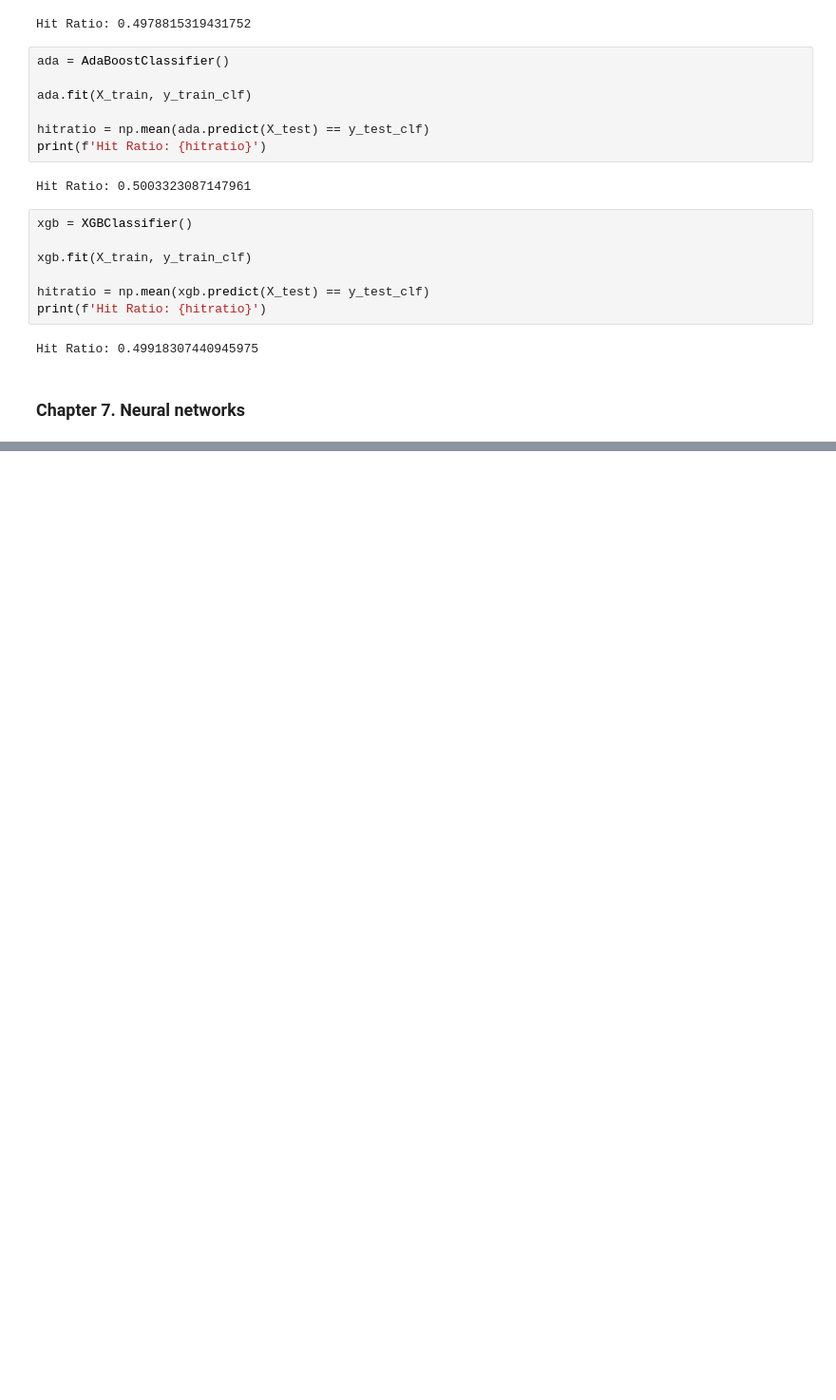
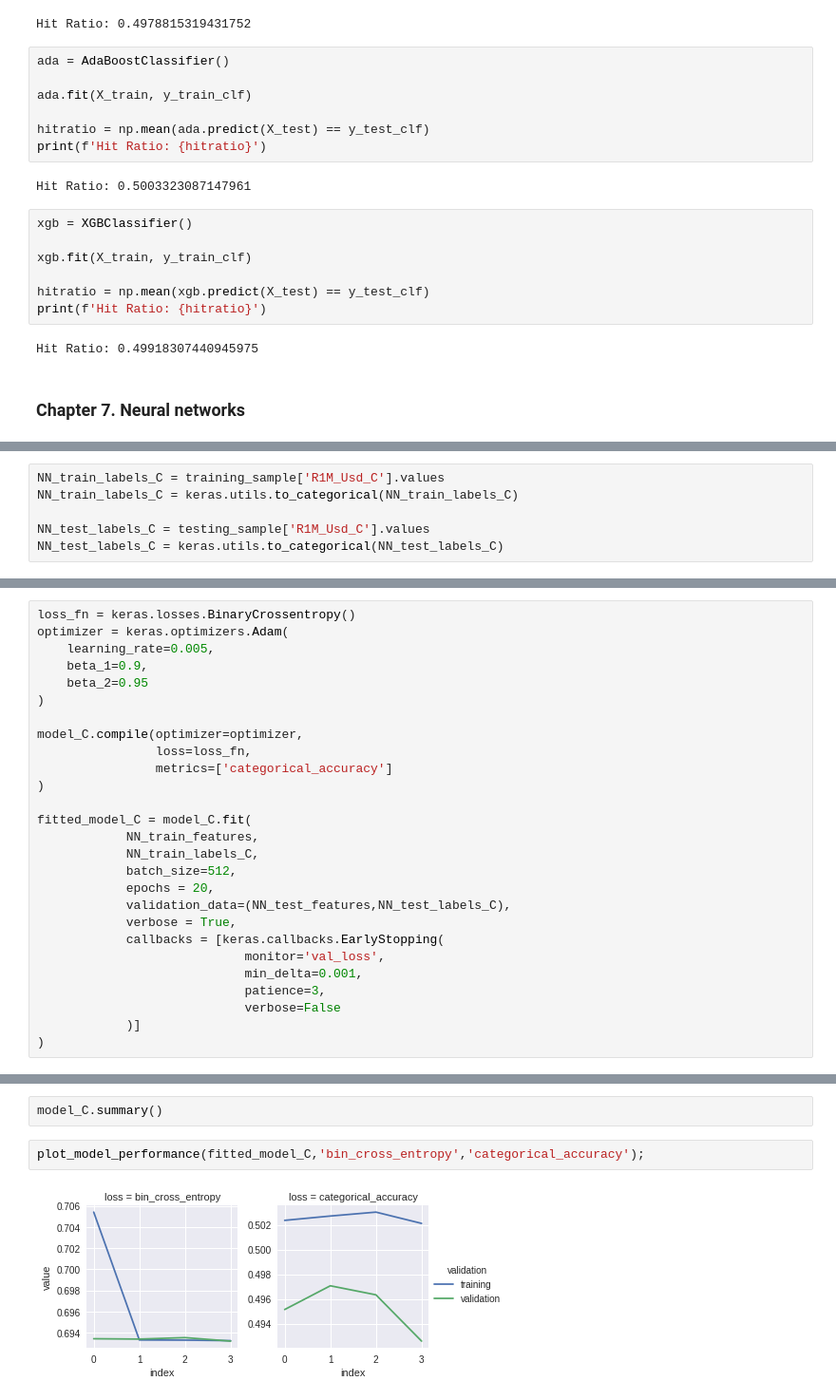
Before and after one commit to viniesposito/py-mlfactor, a Jupyter notebook: py_mlfactor.ipynb, the cells around one changed output, grey strips where cells are left out. Shown at 95% size. Drawn from its saved outputs; the diff is of its cells as text; blank space fills up the shorter version.

```diff
--- a/py_mlfactor.ipynb
+++ b/py_mlfactor.ipynb
@@ -522,0 +617,6 @@ Hit Ratio: 0.49918307440945975
+# %%
+NN_train_labels_C = training_sample['R1M_Usd_C'].values
+NN_train_labels_C = keras.utils.to_categorical(NN_train_labels_C)
+
+NN_test_labels_C = testing_sample['R1M_Usd_C'].values
+NN_test_labels_C = keras.utils.to_categorical(NN_test_labels_C)
@@ -522,0 +642,27 @@ Hit Ratio: 0.49918307440945975
+# %%
+loss_fn = keras.losses.BinaryCrossentropy()
+optimizer = keras.optimizers.Adam(
+    learning_rate=0.005,
+    beta_1=0.9,
+    beta_2=0.95
+)
+
+model_C.compile(optimizer=optimizer,
+                loss=loss_fn,
+                metrics=['categorical_accuracy']
+)
+
+fitted_model_C = model_C.fit(
+            NN_train_features,
+            NN_train_labels_C,
+            batch_size=512,
+            epochs = 20,
+            validation_data=(NN_test_features,NN_test_labels_C),
+            verbose = True,
+            callbacks = [keras.callbacks.EarlyStopping(
+                            monitor='val_loss',
+                            min_delta=0.001,
+                            patience=3,
+                            verbose=False
+            )]
+)
@@ -522,0 +678,6 @@ Hit Ratio: 0.49918307440945975
+# %%
+model_C.summary()
+# %%
+plot_model_performance(fitted_model_C,'bin_cross_entropy','categorical_accuracy');
+# %% [output]
+[figure, added]
```
Also changed, not shown: parts of 13 cells of this notebook.
